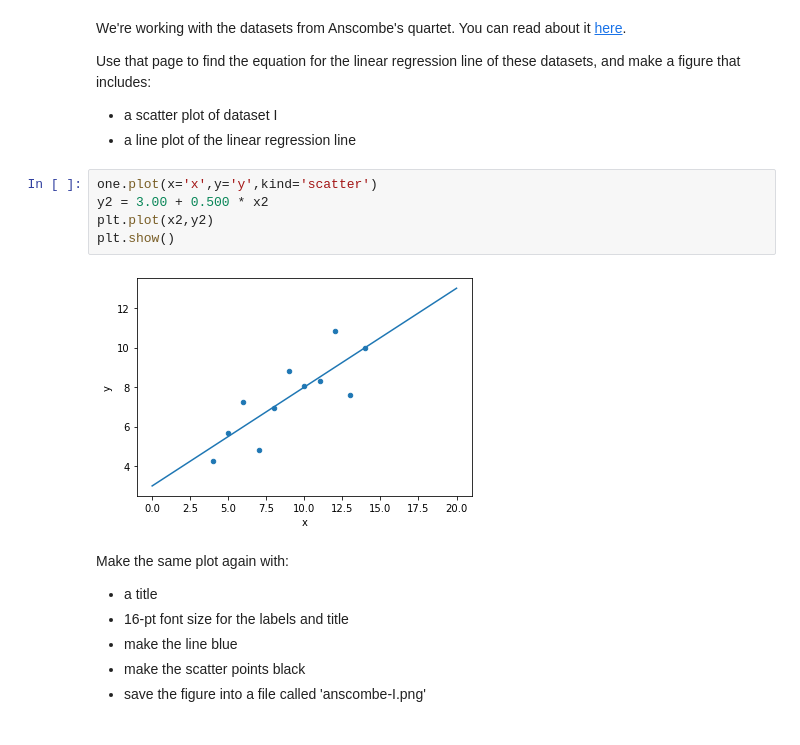
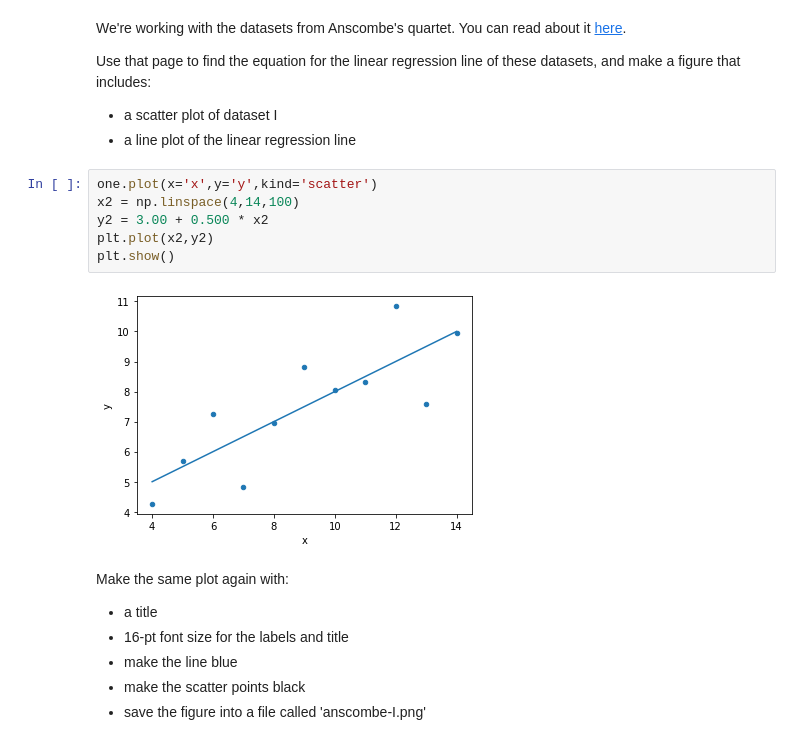
Before and after one commit to Shawn0918/csx4501, a Jupyter notebook: Assignment-03/Assignment-03.ipynb, the cells around one changed output. Drawn from its saved outputs; the diff is of its cells as text.

```diff
--- a/Assignment-03/Assignment-03.ipynb
+++ b/Assignment-03/Assignment-03.ipynb
@@ -246,11 +251,12 @@ Use that page to find the equation for the linear regression line of these datas
 * a line plot of the linear regression line
 # %%
 one.plot(x='x',y='y',kind='scatter')
+x2 = np.linspace(4,14,100)
 y2 = 3.00 + 0.500 * x2
 plt.plot(x2,y2)
 plt.show()
 # %% [output]
-[figure, old version]
+[figure, new version]
 # %% [markdown]
 Make the same plot again with:
 * a title
```
Also changed, not shown: parts of 4 cells of this notebook, 3 other files.
